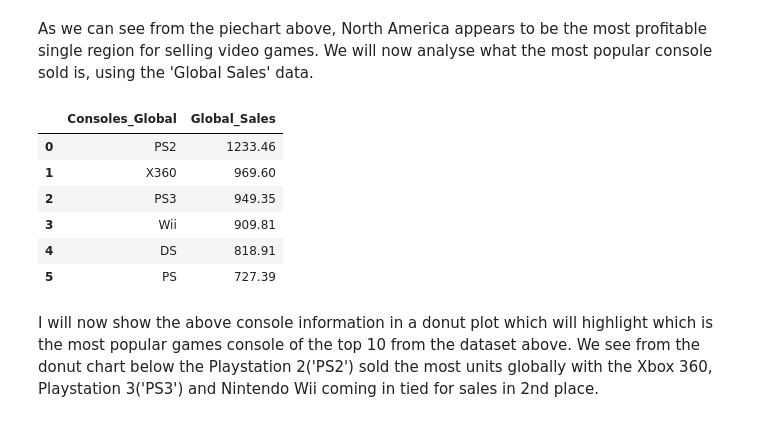
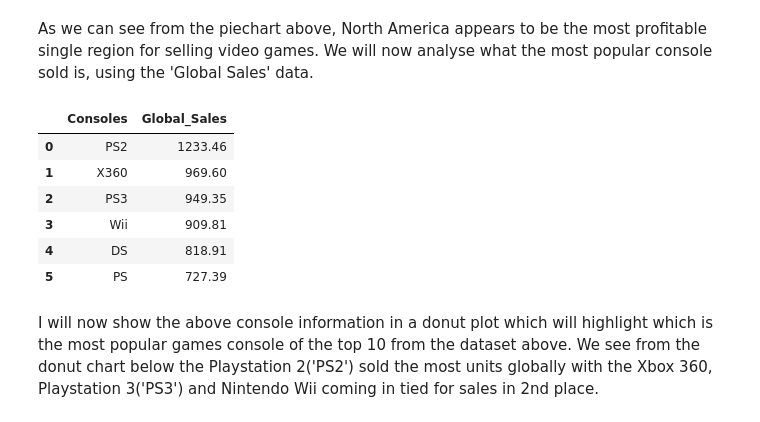
Before and after one commit to SeanE15/Programming-for-Data-Analysis, a Jupyter notebook: Assignment 1/PfDA Project 1.ipynb, the cells around one changed output. Saved outputs shown, nothing was run; the diff lists cells and outputs as text; code cells hidden in the pictures.

```diff
--- a/Assignment 1/PfDA Project 1.ipynb
+++ b/Assignment 1/PfDA Project 1.ipynb
@@ -148,15 +148,15 @@ We will now analyse what the most popular console sold is, using the 'Global Sal
 # %%
 #Group the Global Sales based on platform and then reset the index value
 consoles = pd.DataFrame(df.groupby("Platform")[["Global_Sales"]].sum().sort_values(by=['Global_Sales'],ascending=[False]).reset_index())
 
 # Rename Platform column
-consoles.rename(columns = {'Platform':'Consoles_Global'}, inplace = True)
+consoles.rename(columns = {'Platform':'Consoles'}, inplace = True)
 
 #Concatenating our variables.
 platsales=pd.concat([consoles],axis=1)
 platsales.head(6)
 # %% [output]
-|  | Consoles_Global | Global_Sales |
+|  | Consoles | Global_Sales |
 | 0 | PS2 | 1233.46 |
 | 1 | X360 | 969.60 |
 | 2 | PS3 | 949.35 |
```
Also changed, not shown: parts of 12 cells of this notebook, 2 other files.
